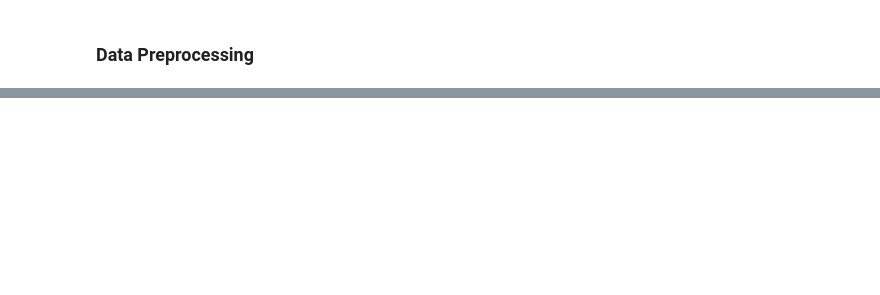
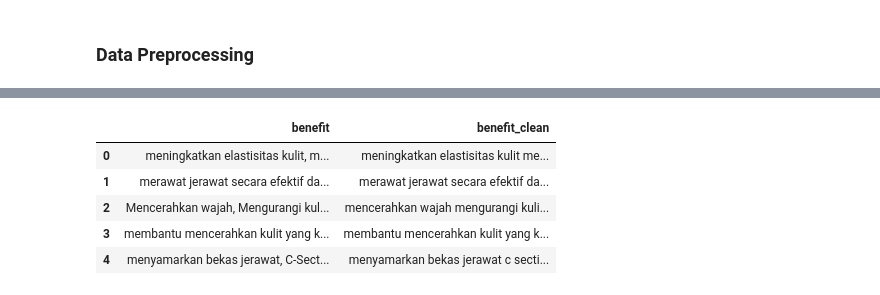
Before and after one commit to Euis-Halimah/Recommender-System, a Jupyter notebook: Recommender_system.ipynb, the cells around one changed output, grey strips where cells are left out. Cells and saved outputs as stored; diff of their text form; code cells hidden in the pictures; blank space fills up the shorter version.

```diff
--- a/Recommender_system.ipynb
+++ b/Recommender_system.ipynb
@@ -219,2 +209,0 @@ lemmatizer = WordNetLemmatizer()
-# %%
-skincare = skincare.dropna()
@@ -221 +218,26 @@ skincare = skincare.dropna()
+# %%
+import re
+import pandas as pd
+
+# Fungsi preprocessing yang benar
+def preprocess_text(text):
+    if pd.isna(text):  # Cek apakah nilai NaN
+        return ""  # Kembalikan string kosong jika NaN
+    text = text.lower()  # Ubah menjadi huruf kecil
+    text = re.sub(r'[^\w\s]', ' ', text)  # Ganti tanda baca dengan spasi
+    text = re.sub(r'\d+', '', text)  # Hapus angka
+    text = re.sub(r'\s+', ' ', text).strip()  # Hapus double space dan spasi di awal/akhir
+    return text
+
+# Terapkan ke kolom 'benefit' dan simpan di 'benefit_clean'
+skincare['benefit_clean'] = skincare['benefit'].apply(preprocess_text)
+# %%
+skincare[['benefit', 'benefit_clean']].head()
+# %% [output]
+|  | benefit | benefit_clean |
+| 0 | meningkatkan elastisitas kulit, m... | meningkatkan elastisitas kulit me... |
+| 1 | merawat jerawat secara efektif da... | merawat jerawat secara efektif da... |
+| 2 | Mencerahkan wajah, Mengurangi kul... | mencerahkan wajah mengurangi kuli... |
+| 3 | membantu mencerahkan kulit yang k... | membantu mencerahkan kulit yang k... |
+| 4 | menyamarkan bekas jerawat, C-Sect... | menyamarkan bekas jerawat c secti... |
 # %%
```
Also changed, not shown: parts of 39 cells of this notebook, 18 other files.
